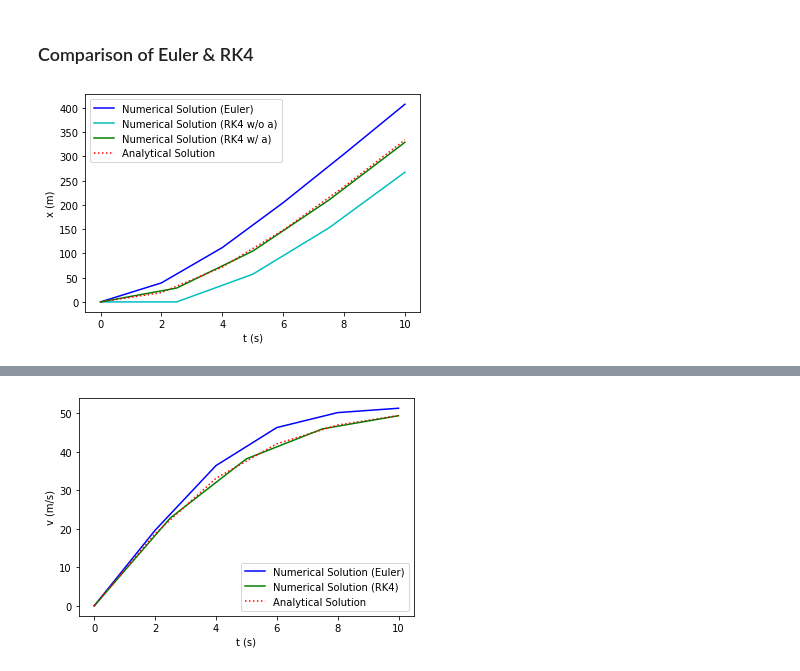
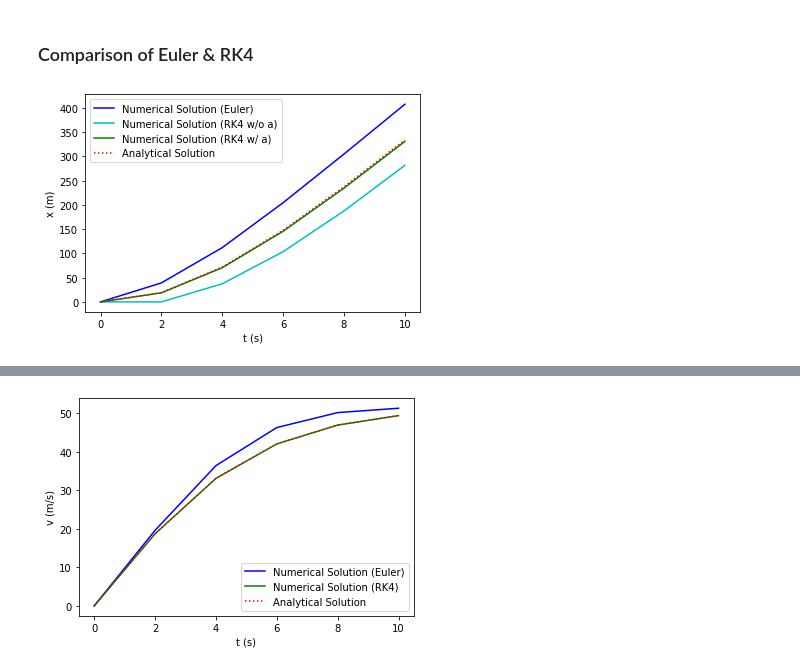
Before and after one commit to emresururi/FIZ228, a Jupyter notebook: _sources/FIZ228_08_OrdinaryDifferentialEquations.ipynb, the cells around one changed output, grey strips where cells are left out. Drawn from its saved outputs; the diff is of its cells as text; code cells hidden in the pictures.

```diff
--- a/_sources/FIZ228_08_OrdinaryDifferentialEquations.ipynb
+++ b/_sources/FIZ228_08_OrdinaryDifferentialEquations.ipynb
@@ -428,14 +428,14 @@ N = 6
 # %% [markdown]
 ### Euler
 # %%
-t = np.linspace(0,10,N)
-h = t[1]-t[0]
-x  = np.array([0])
-xp = np.array([0])
+t_Euler = np.linspace(0,10,N)
+h = t_Euler[1]-t_Euler[0]
+x_Euler  = np.array([0])
+v_Euler = np.array([0])
 
-for ti in t[:-1]:
-    xp_ip1 = xp[-1] + f(ti,xp[-1])*h
-    x_ip1  = x[-1]  + xp_ip1*h
-    xp = np.append(xp,xp_ip1)
-    x = np.append(x,x_ip1)
+for ti in t_Euler[:-1]:
+    v_ip1 = v_Euler[-1] + f(ti,v_Euler[-1])*h
+    x_ip1  = x_Euler[-1]  + v_ip1*h
+    v_Euler = np.append(v_Euler,v_ip1)
+    x_Euler = np.append(x_Euler,x_ip1)
 # %%
@@ -468,7 +468,7 @@ plt.show()
 # %% [markdown]
 ### RK4
 # %%
-N = 5
+N = 6
 t_aux = np.linspace(0,10,N)
 h = t_aux[1]-t_aux[0]
 
@@ -519,24 +519,24 @@ $$ x_{i+1} = x_i + v_i h + \frac{1}{2}\left(\frac{v_{i+1}-v_i}{h}\right)  h^2$$
 
 So, implementing this additional factor, we have:
 # %%
-N = 5
+N = 6
 t_aux = np.linspace(0,10,N)
 h = t_aux[1]-t_aux[0]
 
 t_wa = np.array([0])
 x_RK4_wa = np.array([0]) # This is position calculated with a
-v_RK4    = np.array([0]) # No change in velocity's equation
+v_RK4_wa = np.array([0]) # No change in velocity's equation
 
 for i in range(len(t_aux)-1):
-    k1 = f(t[i],v_RK4[i])
-    k2 = f(t[i]+0.5*h,v_RK4[i]+0.5*k1*h)
-    k3 = f(t[i]+0.5*h,v_RK4[i]+0.5*k2*h)
-    k4 = f(t[i]+0.5*h,v_RK4[i]+k3*h)
-    v_ip1 = v_RK4[i] + (k1+2*k2+2*k3+k4)*h/6
-    x_wa_ip1 = x_RK4_wa[i]  + v_RK4[i]*h\
-               + 0.5*((v_ip1 - v_RK4[i])/h)*h**2
+    k1 = f(t[i],v_RK4_wa[i])
+    k2 = f(t[i]+0.5*h,v_RK4_wa[i]+0.5*k1*h)
+    k3 = f(t[i]+0.5*h,v_RK4_wa[i]+0.5*k2*h)
+    k4 = f(t[i]+0.5*h,v_RK4_wa[i]+k3*h)
+    v_ip1 = v_RK4_wa[i] + (k1+2*k2+2*k3+k4)*h/6
+    x_wa_ip1 = x_RK4_wa[i]  + v_RK4_wa[i]*h\
+               + 0.5*((v_ip1 - v_RK4_wa[i])/h)*h**2
 
-    v_RK4 = np.append(v_RK4,v_ip1)
+    v_RK4_wa = np.append(v_RK4_wa,v_ip1)
     x_RK4_wa = np.append(x_RK4_wa,x_wa_ip1)
     t_wa = np.append(t_wa,t_wa[i]+h)
 # %% [markdown]
@@ -555,11 +557,11 @@ plt.show()
 # %%
-plt.plot(t,x,"-b",t_RK4,x_RK4,"-c",t_wa,x_RK4_wa,"-g",t,x_a(t),":r")
+plt.plot(t_Euler,x_Euler,"-b",t_RK4,x_RK4,"-c",t_wa,x_RK4_wa,"-g",t,x_a(t),":r")
 plt.xlabel("t (s)")
 plt.ylabel("x (m)")
 plt.legend(["Numerical Solution (Euler)",
             "Numerical Solution (RK4 w/o a)",
             "Numerical Solution (RK4 w/ a)",
             "Analytical Solution"])
 plt.show()
 # %% [output]
-[figure, old version]
+[figure, new version]
```
Also changed, not shown: parts of 18 cells of this notebook, 20 other files.
